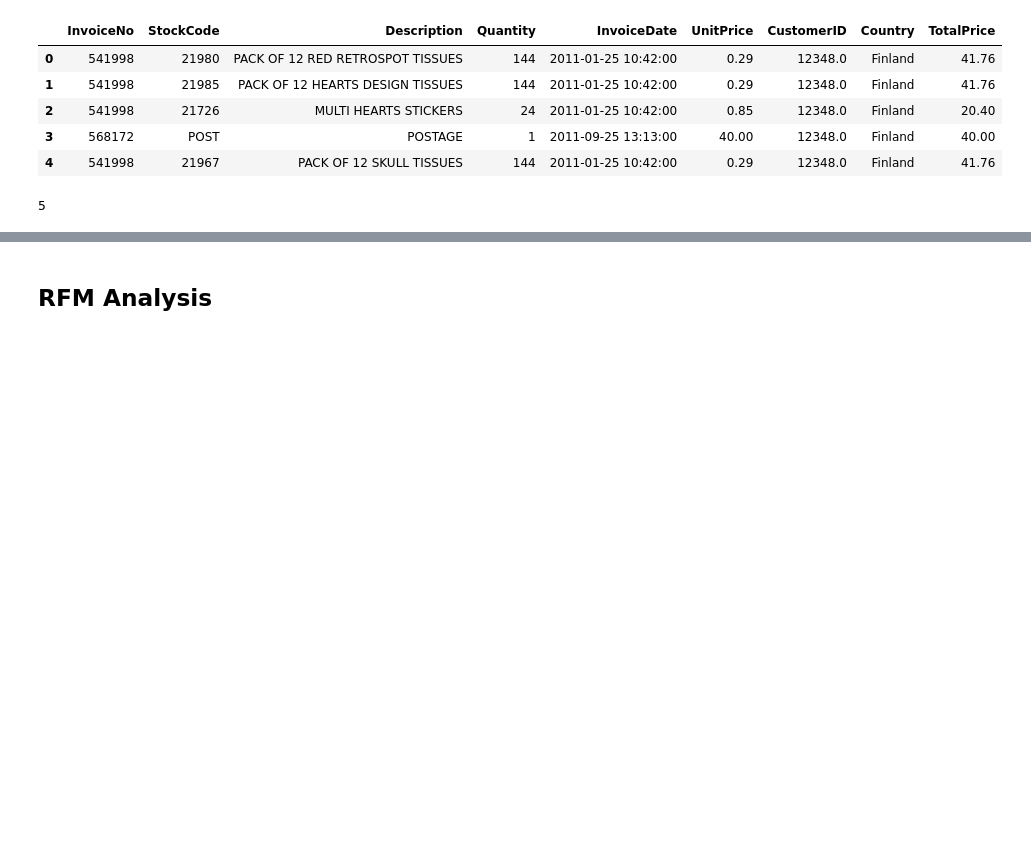
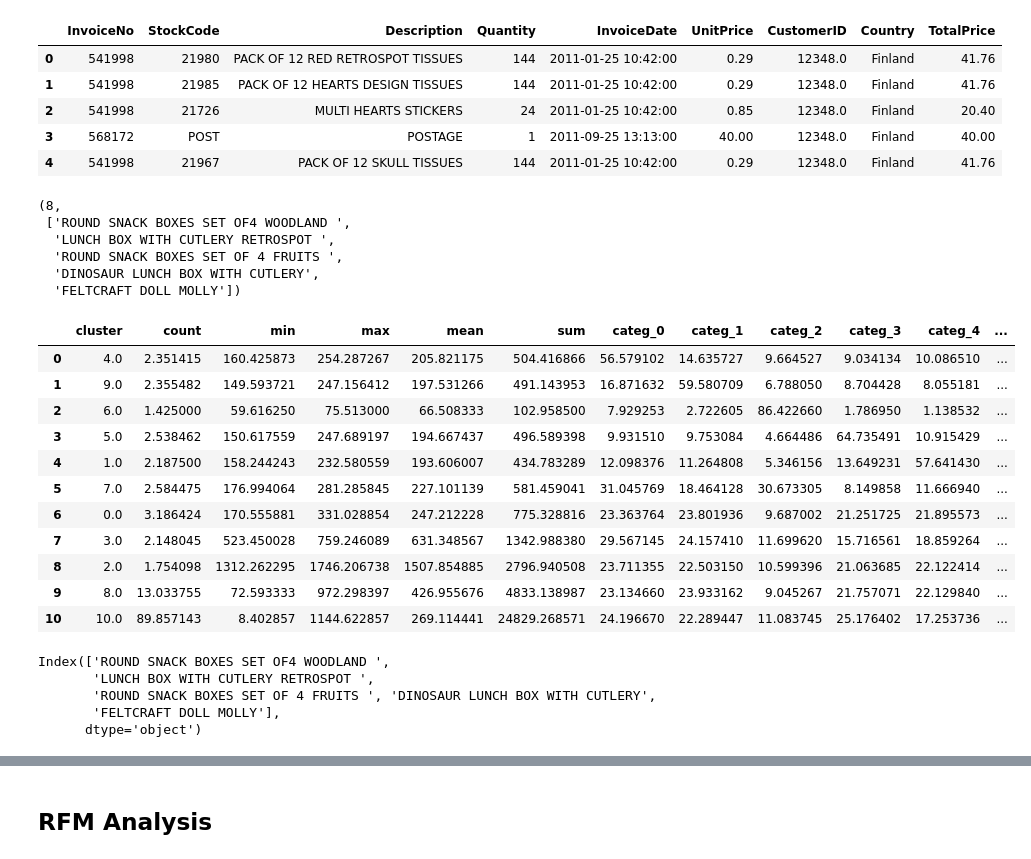
Before and after one commit to akimalikhanov/online-retail-customer-segmentation-rfm, a Jupyter notebook: notebooks/test_pipe.ipynb, the cells around one changed output, grey strips where cells are left out. Cells and saved outputs as stored; diff of their text form; code cells hidden in the pictures; blank space fills up the shorter version.

Commit message:
added top products

```diff
--- a/notebooks/test_pipe.ipynb
+++ b/notebooks/test_pipe.ipynb
@@ -177,9 +186,38 @@ def clustering(data, mat, prod_desc, price_basket):
 # %%
-data, matrix, prod_description, price_basket=prepare_test_data_for_clustering(df_test)
-pred=clustering(data, matrix, prod_description, price_basket)
-pred
+data, matrix, prod_description, price_basket=prepare_test_data_for_clustering(df_test1)
+pred, top_prod=clustering(data, matrix, prod_description, price_basket)
+pred, top_prod
 # %% [output]
-5
+(8,
+ ['ROUND SNACK BOXES SET OF4 WOODLAND ',
+  'LUNCH BOX WITH CUTLERY RETROSPOT ',
+  'ROUND SNACK BOXES SET OF 4 FRUITS ',
+  'DINOSAUR LUNCH BOX WITH CUTLERY',
+  'FELTCRAFT DOLL MOLLY'])
+# %%
+cust_cat=pd.read_csv('../data/customer_cluster_data.csv')
+cust_cat
+# %% [output]
+|  | cluster | count | min | max | mean | sum | categ_0 | categ_1 | categ_2 | categ_3 | categ_4 | ... |
+| 0 | 4.0 | 2.351415 | 160.425873 | 254.287267 | 205.821175 | 504.416866 | 56.579102 | 14.635727 | 9.664527 | 9.034134 | 10.086510 | ... |
+| 1 | 9.0 | 2.355482 | 149.593721 | 247.156412 | 197.531266 | 491.143953 | 16.871632 | 59.580709 | 6.788050 | 8.704428 | 8.055181 | ... |
+| 2 | 6.0 | 1.425000 | 59.616250 | 75.513000 | 66.508333 | 102.958500 | 7.929253 | 2.722605 | 86.422660 | 1.786950 | 1.138532 | ... |
+| 3 | 5.0 | 2.538462 | 150.617559 | 247.689197 | 194.667437 | 496.589398 | 9.931510 | 9.753084 | 4.664486 | 64.735491 | 10.915429 | ... |
+| 4 | 1.0 | 2.187500 | 158.244243 | 232.580559 | 193.606007 | 434.783289 | 12.098376 | 11.264808 | 5.346156 | 13.649231 | 57.641430 | ... |
+| 5 | 7.0 | 2.584475 | 176.994064 | 281.285845 | 227.101139 | 581.459041 | 31.045769 | 18.464128 | 30.673305 | 8.149858 | 11.666940 | ... |
+| 6 | 0.0 | 3.186424 | 170.555881 | 331.028854 | 247.212228 | 775.328816 | 23.363764 | 23.801936 | 9.687002 | 21.251725 | 21.895573 | ... |
+| 7 | 3.0 | 2.148045 | 523.450028 | 759.246089 | 631.348567 | 1342.988380 | 29.567145 | 24.157410 | 11.699620 | 15.716561 | 18.859264 | ... |
+| 8 | 2.0 | 1.754098 | 1312.262295 | 1746.206738 | 1507.854885 | 2796.940508 | 23.711355 | 22.503150 | 10.599396 | 21.063685 | 22.122414 | ... |
+| 9 | 8.0 | 13.033755 | 72.593333 | 972.298397 | 426.955676 | 4833.138987 | 23.134660 | 23.933162 | 9.045267 | 21.757071 | 22.129840 | ... |
+| 10 | 10.0 | 89.857143 | 8.402857 | 1144.622857 | 269.114441 | 24829.268571 | 24.196670 | 22.289447 | 11.083745 | 25.176402 | 17.253736 | ... |
+# %%
+data[data['categ_product']==1]['Description'].value_counts()[:5].index
+# %% [output]
+Index(['ROUND SNACK BOXES SET OF4 WOODLAND ',
+       'LUNCH BOX WITH CUTLERY RETROSPOT ',
+       'ROUND SNACK BOXES SET OF 4 FRUITS ', 'DINOSAUR LUNCH BOX WITH CUTLERY',
+       'FELTCRAFT DOLL MOLLY'],
+      dtype='object')
 # %%
 data['categ_product'].value_counts()
 # %% [output]
```
Also changed, not shown: parts of 3 cells of this notebook, 7 other files.
